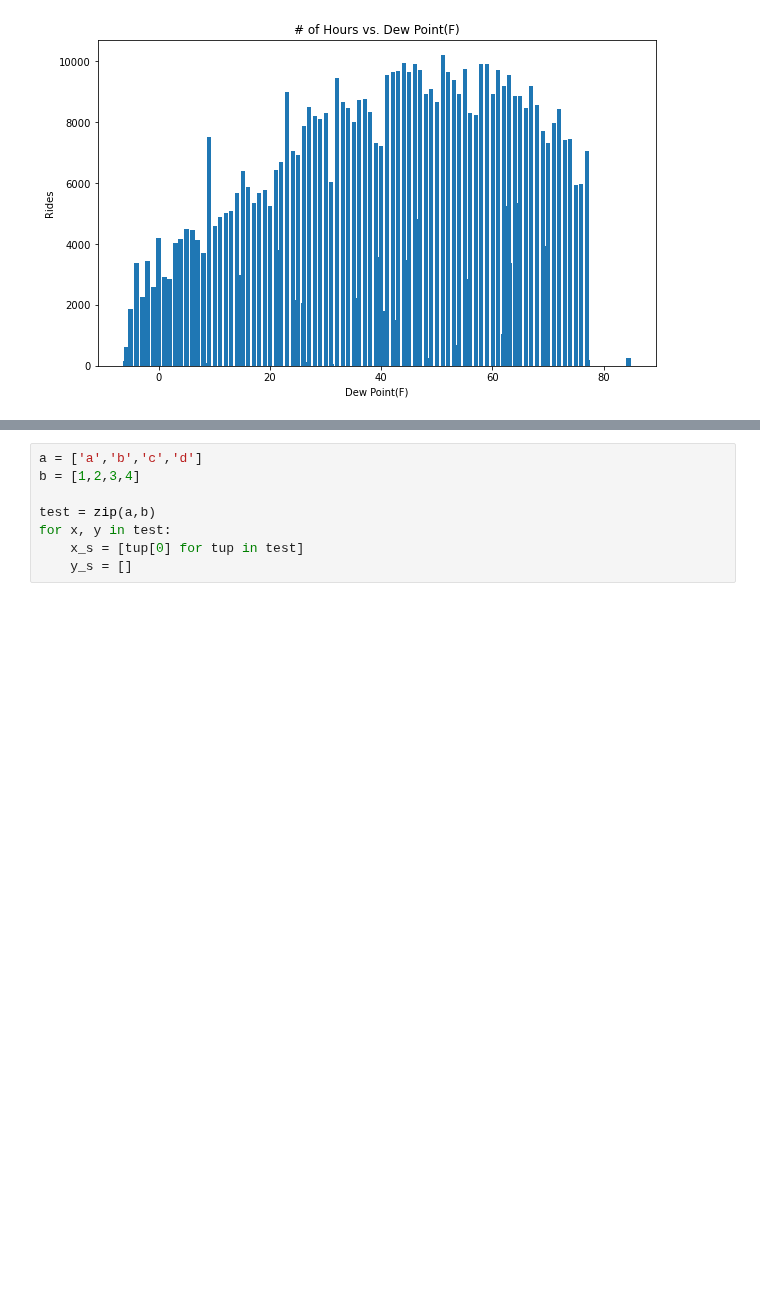
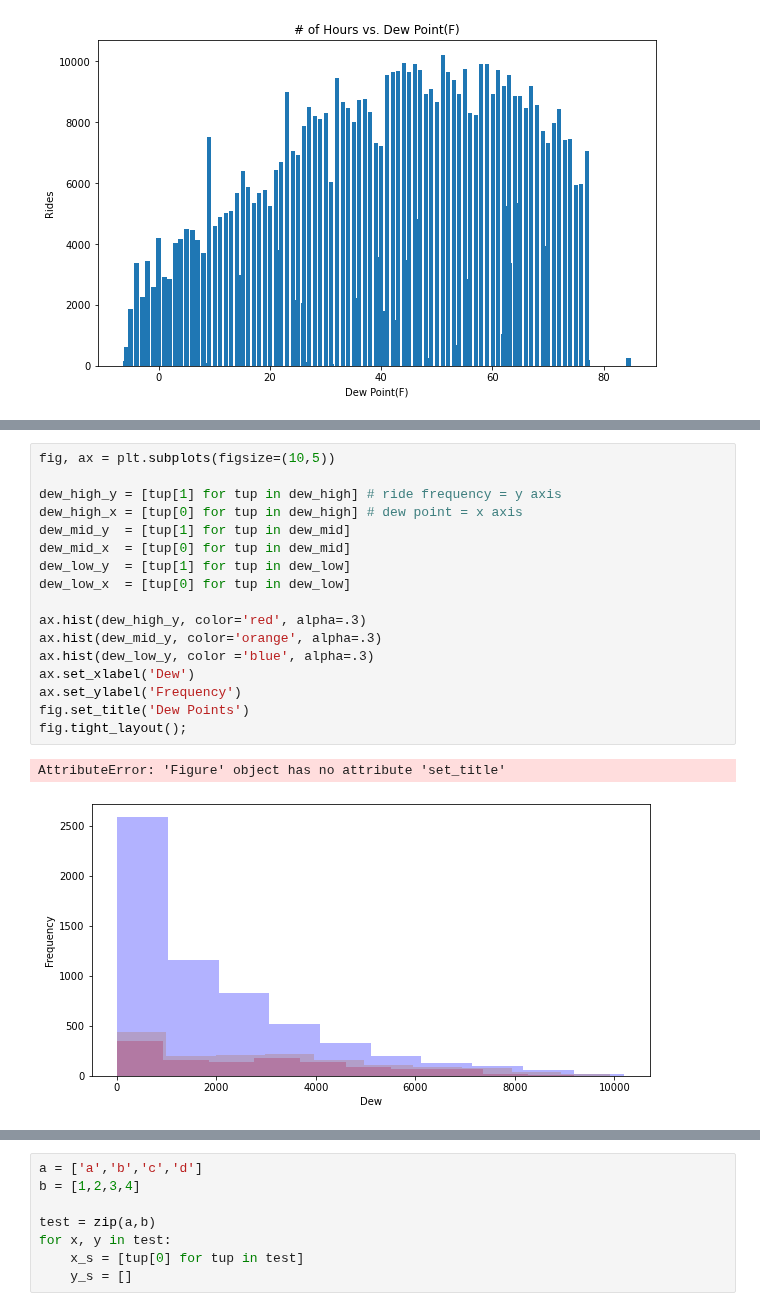
Before and after one commit to leckieje/fair_weather_cyclists, a Jupyter notebook: bike_weather_20.ipynb, the cells around one changed output, grey strips where cells are left out. Saved outputs shown, nothing was run; the diff lists cells and outputs as text; blank space fills up the shorter version.

```diff
--- a/bike_weather_20.ipynb
+++ b/bike_weather_20.ipynb
@@ -1130,0 +1204,20 @@ ValueError: shape mismatch: objects cannot be broadcast to a single shape
+# %%
+fig, ax = plt.subplots(figsize=(10,5))
+
+dew_high_y = [tup[1] for tup in dew_high] # ride frequency = y axis
+dew_high_x = [tup[0] for tup in dew_high] # dew point = x axis
+dew_mid_y  = [tup[1] for tup in dew_mid]
+dew_mid_x  = [tup[0] for tup in dew_mid]
+dew_low_y  = [tup[1] for tup in dew_low]
+dew_low_x  = [tup[0] for tup in dew_low]
+
+ax.hist(dew_high_y, color='red', alpha=.3)
+ax.hist(dew_mid_y, color='orange', alpha=.3)
+ax.hist(dew_low_y, color ='blue', alpha=.3)
+ax.set_xlabel('Dew')
+ax.set_ylabel('Frequency')
+fig.set_title('Dew Points')
+fig.tight_layout();
+# %% [output]
+AttributeError: 'Figure' object has no attribute 'set_title'
+[figure, added]
```
Also changed, not shown: parts of 7 cells of this notebook.
